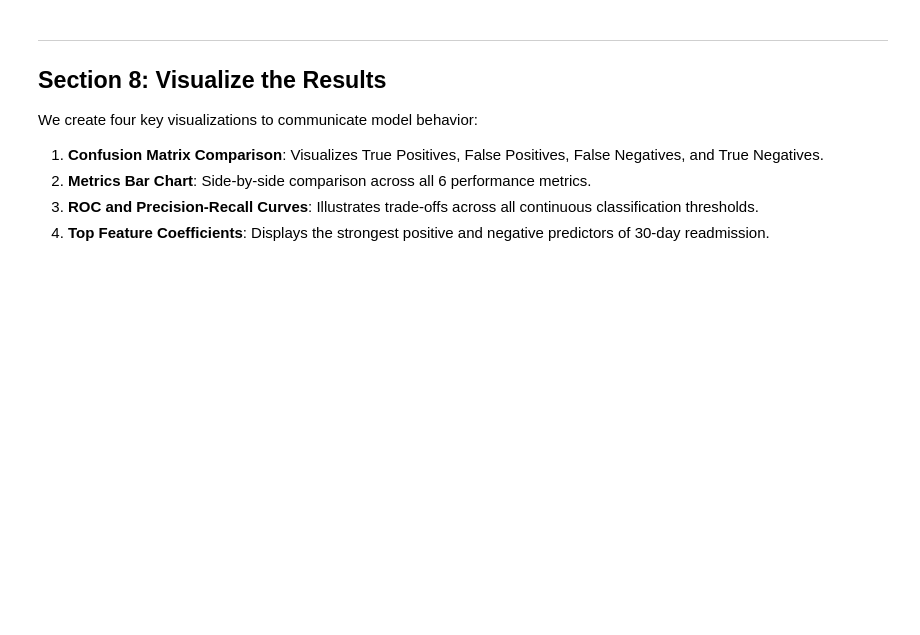
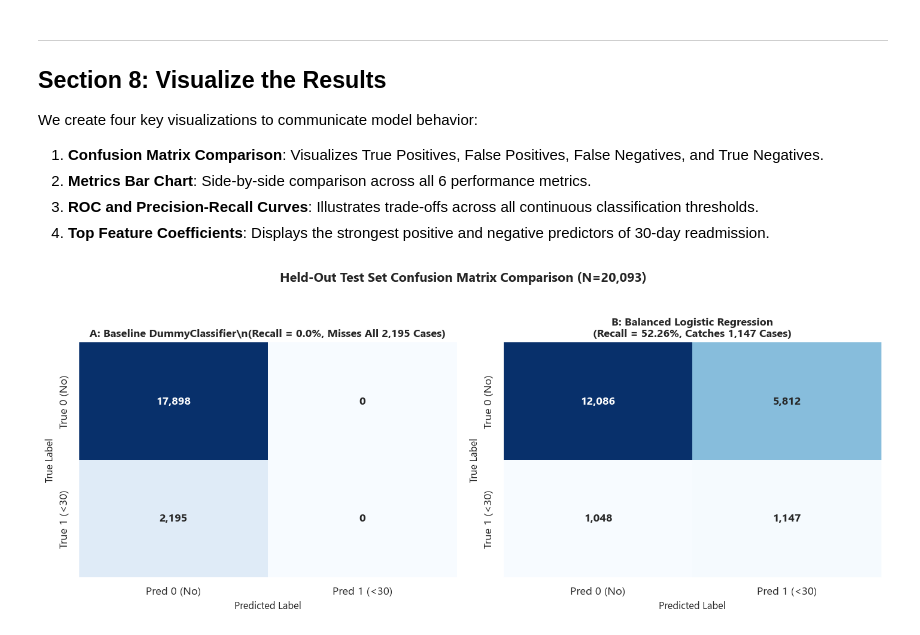
Before and after one commit to AbhijeetArunGore/SWYNEX-Data-Science-Internship, a Jupyter notebook: notebooks/03_modeling_and_evaluation.ipynb, the cells around one changed output. Cells and saved outputs as stored; diff of their text form; code cells hidden in the pictures; blank space fills up the shorter version.

Commit message:
feat(notebook): complete end-to-end execution of 03_modeling_and_evaluation.ipynb with inline figures and outputs

```diff
--- a/notebooks/03_modeling_and_evaluation.ipynb
+++ b/notebooks/03_modeling_and_evaluation.ipynb
@@ -294,25 +369,26 @@ We create four key visualizations to communicate model behavior:
 # %%
 # 1. Confusion Matrix Comparison
 fig, axes = plt.subplots(1, 2, figsize=(12, 4.8))
 
 sns.heatmap(np.array(dummy_metrics['confusion_matrix']), annot=True, fmt=',d', cmap='Blues', cbar=False,
             xticklabels=['Pred 0 (No)', 'Pred 1 (<30)'], yticklabels=['True 0 (No)', 'True 1 (<30)'],
             ax=axes[0], annot_kws={'size': 11, 'weight': 'bold'})
-axes[0].set_title('A: Baseline DummyClassifier
-(Recall = 0.0%, Misses All 2,195 Cases)', fontsize=11, fontweight='bold')
+axes[0].set_title('A: Baseline DummyClassifier\\n(Recall = 0.0%, Misses All 2,195 Cases)', fontsize=11, fontweight='bold')
 axes[0].set_xlabel('Predicted Label', fontsize=10)
 axes[0].set_ylabel('True Label', fontsize=10)
 
 sns.heatmap(np.array(lr_metrics['confusion_matrix']), annot=True, fmt=',d', cmap='Blues', cbar=False,
             xticklabels=['Pred 0 (No)', 'Pred 1 (<30)'], yticklabels=['True 0 (No)', 'True 1 (<30)'],
             ax=axes[1], annot_kws={'size': 11, 'weight': 'bold'})
 axes[1].set_title(f"B: Balanced Logistic Regression\n(Recall = 52.26%, Catches 1,147 Cases)", fontsize=11, fontweight='bold')
 axes[1].set_xlabel('Predicted Label', fontsize=10)
 axes[1].set_ylabel('True Label', fontsize=10)
 
 plt.suptitle('Held-Out Test Set Confusion Matrix Comparison (N=20,093)', fontsize=13, fontweight='bold', y=1.02)
 plt.tight_layout()
 plt.show()
+# %% [output]
+[figure, added]
 # %%
 # 2. Metric Comparison Bar Chart
 metric_labels = ['Accuracy', 'Precision', 'Recall', 'F1-Score', 'ROC-AUC', 'PR-AUC']
```
Also changed, not shown: parts of 14 cells of this notebook, 1 other file.
